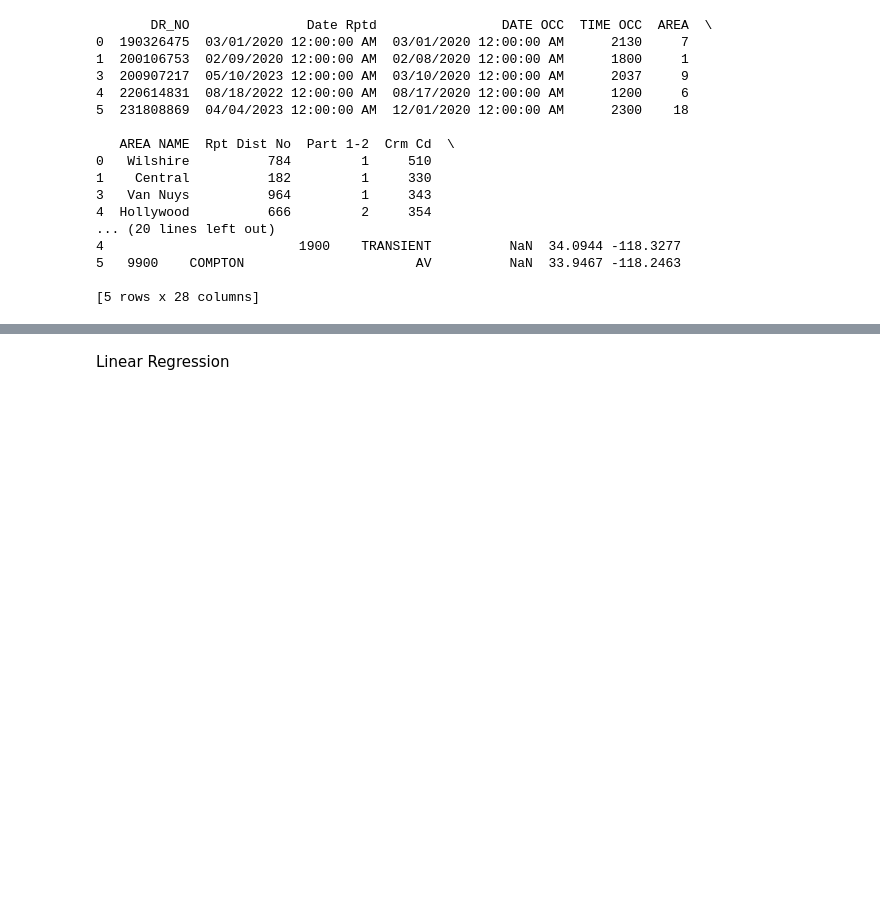
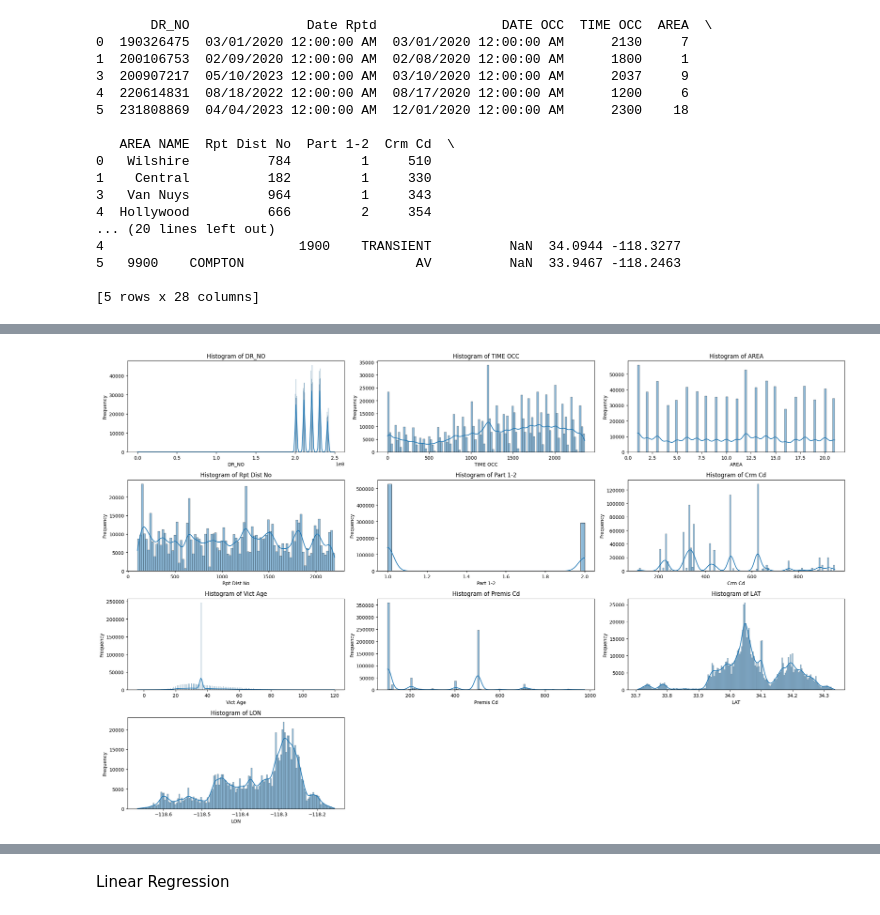
Before and after one commit to mikey6002/Techwise_AI_ML, a Jupyter notebook: Techwise_AIML_Project.ipynb, the cells around one changed output, grey strips where cells are left out. Drawn from its saved outputs; the diff is of its cells as text; code cells hidden in the pictures; blank space fills up the shorter version.

```diff
--- a/Techwise_AIML_Project.ipynb
+++ b/Techwise_AIML_Project.ipynb
@@ -194,0 +254,2 @@ Rows remaining after dropping missing 'AREA NAME': 881669
+# %%
+df['AREA NAME'].fillna(method='bfill', inplace=True)
@@ -194,0 +263,4 @@ Rows remaining after dropping missing 'AREA NAME': 881669
+# %%
+df.dropna(subset=['DATE OCC', 'TIME OCC', 'AREA', 'Rpt Dist No'], inplace=True)
+# %%
+df['Status'].fillna('UNKNOWN', inplace=True)
@@ -194,0 +274,27 @@ Rows remaining after dropping missing 'AREA NAME': 881669
+# %%
+df = df.drop(columns=['Mocodes', 'Premis Desc', 'Weapon Used Cd', 'Weapon Desc'])
+# %%
+#Histogram
+import matplotlib.pyplot as plt
+import seaborn as sns
+
+plt.figure(figsize=(22, 14))
+
+numerical_features = df.select_dtypes(include=['int64', 'float64']).columns
+
+num_rows = (len(numerical_features) + 2) // 3
+num_cols = 3
+
+for i, feature in enumerate(numerical_features):
+    plt.subplot(num_rows, num_cols, i + 1)
+    sns.histplot(data=df, x=feature, kde=True)
+    plt.title(f'Histogram of {feature}')
+    plt.xlabel(feature)
+    plt.ylabel('Frequency')
+
+
+plt.tight_layout()
+
+plt.show()
+# %% [output]
+[figure, added]
```
Also changed, not shown: parts of 29 cells of this notebook.
